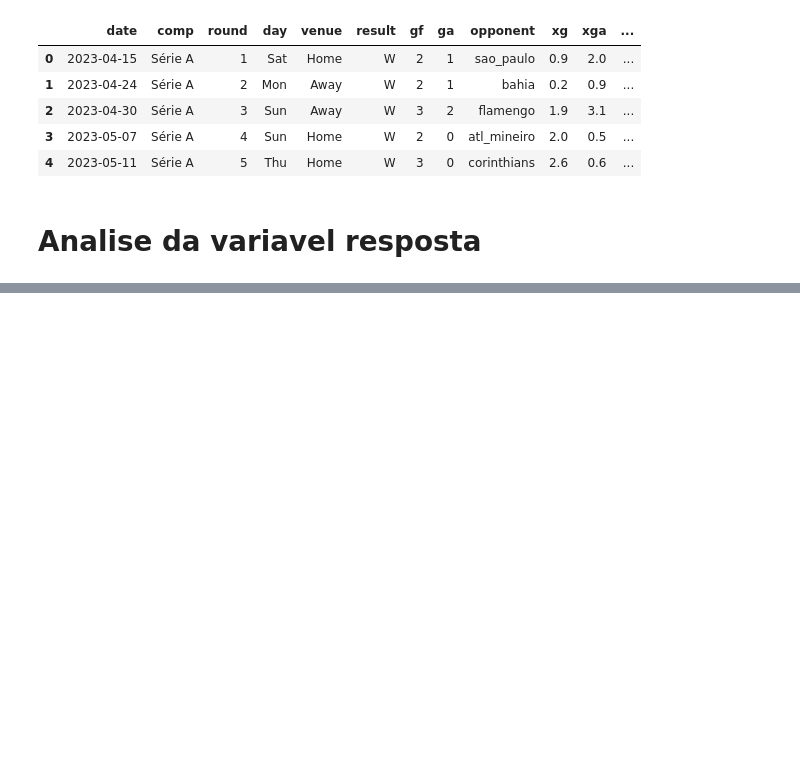
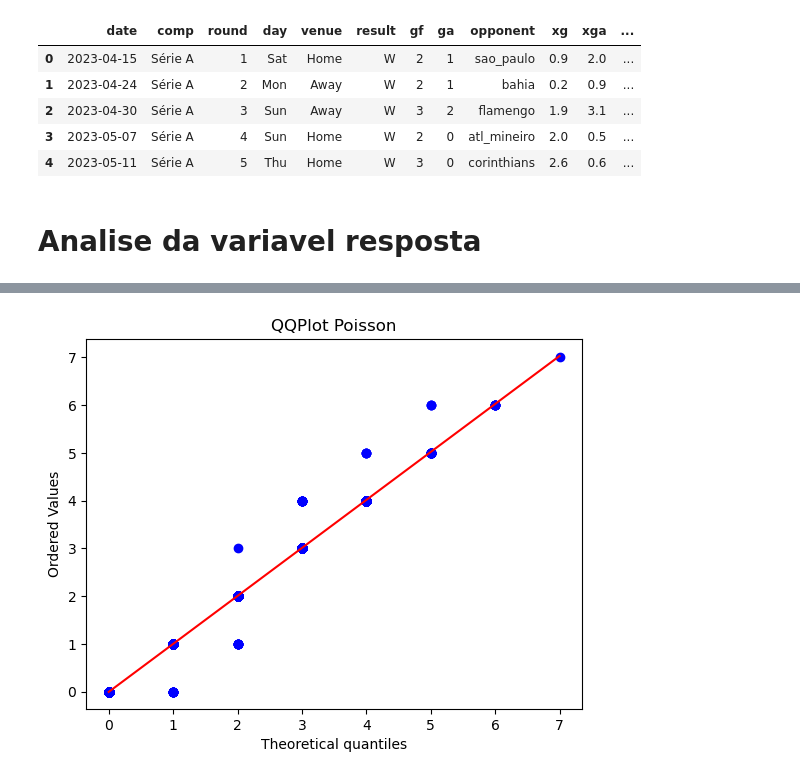
Before and after one commit to salvnetto/GOALS, a Jupyter notebook: poisson_regression/1 - response_variable.ipynb, the cells around one changed output, grey strips where cells are left out. Cells and saved outputs as stored; diff of their text form; code cells hidden in the pictures; blank space fills up the shorter version.

```diff
--- a/poisson_regression/1 - response_variable.ipynb
+++ b/poisson_regression/1 - response_variable.ipynb
@@ -27,0 +55,7 @@ historico.head()
+# %%
+fig, ax = plt.subplots()
+stats.probplot(y, dist= stats.poisson, sparams=(y.mean()), plot= ax)
+plt.title('QQPlot Poisson')
+plt.show()
+# %% [output]
+[figure, added]
```
Also changed, not shown: parts of 12 cells of this notebook, 3 other files.
